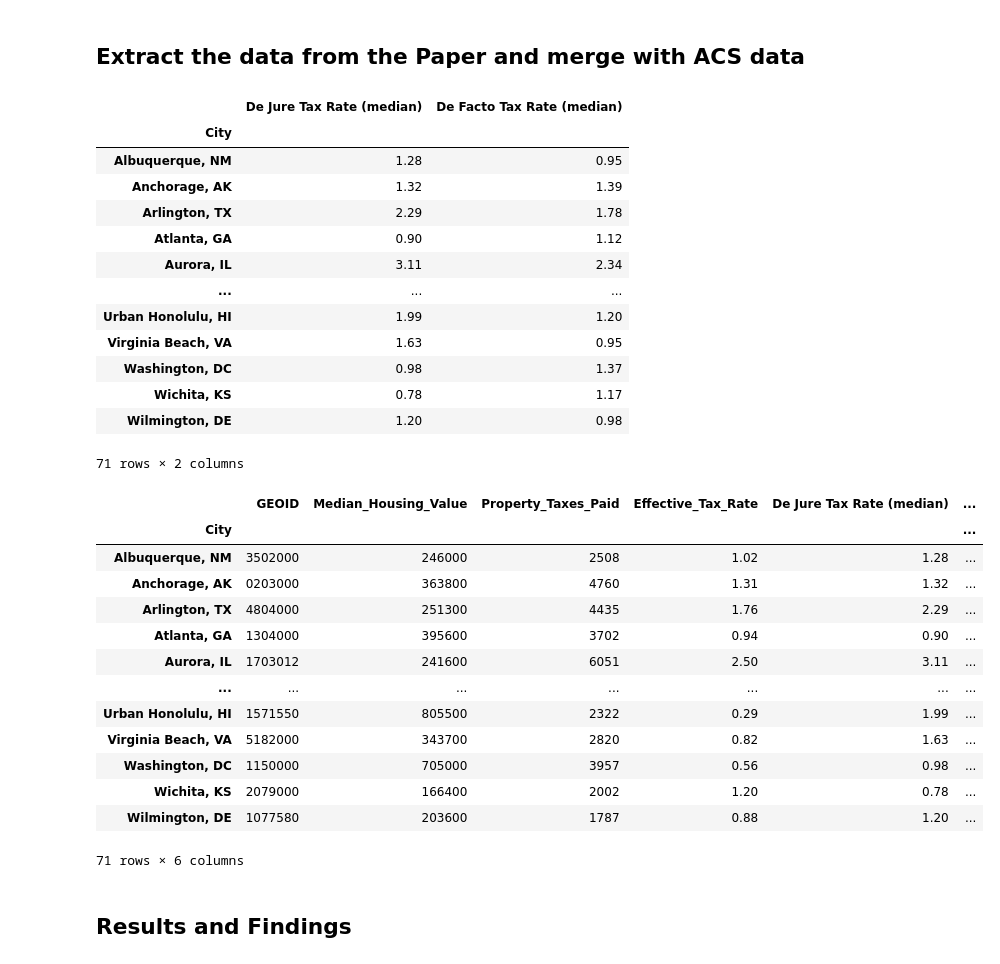
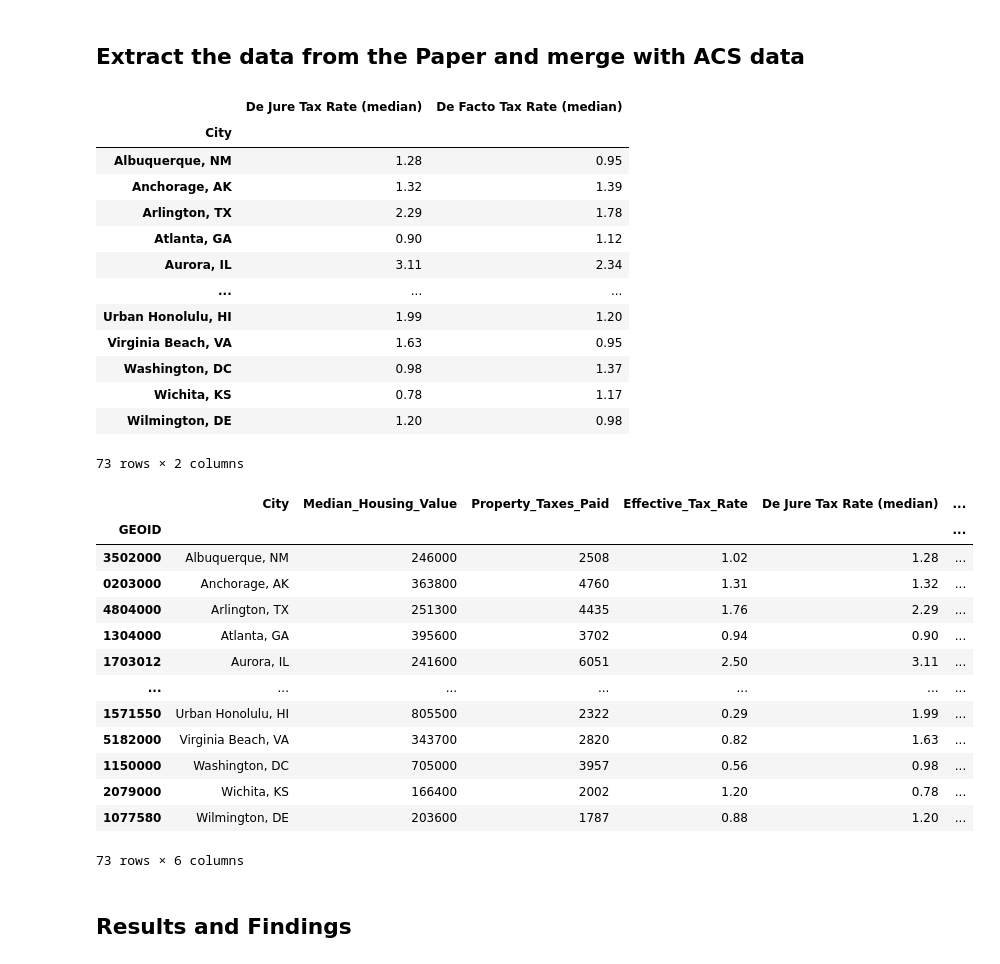
Before and after one commit to Howard-Cheng/dejure-defacto-taxrates, a Jupyter notebook: ACS.ipynb, the cells around one changed output. Cells and saved outputs as stored; diff of their text form; code cells hidden in the pictures.

```diff
--- a/ACS.ipynb
+++ b/ACS.ipynb
@@ -88,17 +97,17 @@ investigated_cities = [
     "Albuquerque city, New Mexico", "Anchorage municipality, Alaska", "Arlington city, Texas", "Atlanta city, Georgia",
     "Aurora city, Illinois", "Austin city, Texas", "Bakersfield city, California", "Baltimore city, Maryland",
     "Billings city, Montana", "Birmingham city, Alabama", "Boise City city, Idaho", "Boston city, Massachusetts",
-    "Bridgeport city, Connecticut", "Buffalo city, New York", "Charleston city, South Carolina",
-    "Charlotte city, North Carolina", "Cheyenne city, Wyoming", "Chicago city, Illinois",
+    "Bridgeport city, Connecticut", "Buffalo city, New York", "Burlington city, Vermont", "Charleston city, South Carolina",
+    "Charleston city, West Virginia", "Charlotte city, North Carolina", "Cheyenne city, Wyoming", "Chicago city, Illinois",
     "Colorado Springs city, Colorado", "Columbus city, Ohio", "Dallas city, Texas", "Denver city, Colorado",
     "Des Moines city, Iowa", "Detroit city, Michigan", "El Paso city, Texas", "Fargo city, North Dakota",
     "Fort Worth city, Texas", "Fresno city, California", "Houston city, Texas", "Indianapolis city (balance), Indiana",
     "Jacksonville city, Florida", "Kansas City city, Missouri", "Las Vegas city, Nevada", "Little Rock city, Arkansas",
-    "Long Beach city, California", "Los Angeles city, California", "Louisville/Jefferson County metro government (balance), Kentucky", "Manchester city, New Hampshire",
-    "Memphis city, Tennessee", "Mesa city, Arizona", "Miami city, Florida", "Milwaukee city, Wisconsin",
-    "Minneapolis city, Minnesota", "Nashville-Davidson metropolitan government (balance), Tennessee", "New Orleans city, Louisiana", "New York city, New York",
-    "Newark city, New Jersey", "Oakland city, California", "Oklahoma City city, Oklahoma", "Omaha city, Nebraska",
-    "Philadelphia city, Pennsylvania", "Phoenix city, Arizona", "Portland city, Maine", "Portland city, Oregon",
+    "Long Beach city, California", "Los Angeles city, California", "Louisville/Jefferson County metro government (balance), Kentucky",
+    "Manchester city, New Hampshire", "Memphis city, Tennessee", "Mesa city, Arizona", "Miami city, Florida", "Milwaukee city, Wisconsin",
+    "Minneapolis city, Minnesota", "Nashville-Davidson metropolitan government (balance), Tennessee", "New Orleans city, Louisiana",
+    "New York city, New York", "Newark city, New Jersey", "Oakland city, California", "Oklahoma City city, Oklahoma",
+    "Omaha city, Nebraska", "Philadelphia city, Pennsylvania", "Phoenix city, Arizona", "Portland city, Maine", "Portland city, Oregon",
     "Providence city, Rhode Island", "Raleigh city, North Carolina", "Sacramento city, California", "Salt Lake City city, Utah",
     "San Antonio city, Texas", "San Diego city, California", "San Francisco city, California", "San Jose city, California",
     "Seattle city, Washington", "Sioux Falls city, South Dakota", "Tucson city, Arizona", "Tulsa city, Oklahoma",
@@ -115,7 +124,7 @@ df_acs = df_filtered.sort_values(by='NAME')
 # set the index to NAME
 df_acs.set_index('NAME', inplace=True)
 
-df_acs.head()
+df_acs
 # %% [output]
 |  | GEOID | Median_Housing_Value | Property_Taxes_Paid | Effective_Tax_Rate |
 | NAME |  |  |  |  |
@@ -130,7 +146,7 @@ df_acs['City'] = [
         "Albuquerque, NM", "Anchorage, AK", "Arlington, TX", "Atlanta, GA",
         "Aurora, IL", "Austin, TX", "Bakersfield, CA", "Baltimore, MD", "Billings, MT",
         "Birmingham, AL", "Boise City, ID", "Boston, MA", "Bridgeport, CT", "Buffalo, NY",
-        "Charleston, SC", "Charlotte, NC", "Cheyenne, WY",
+        "Burlington, VT", "Charleston, SC", "Charleston, WV", "Charlotte, NC", "Cheyenne, WY",
         "Chicago, IL", "Colorado Springs, CO", "Columbus, OH", "Dallas, TX", "Denver, CO",
         "Des Moines, IA", "Detroit, MI", "El Paso, TX", "Fargo, ND", "Fort Worth, TX",
         "Fresno, CA", "Houston, TX", "Indianapolis city, IN", "Jacksonville, FL", "Kansas City, MO",
@@ -207,9 +282,6 @@ data = {
 # Create the DataFrame
 df_paper_data = pd.DataFrame(data)
 
-# drop unfound cities in ACS ("Burlington, VT" and "Charleston city, West Virginia")
-df_paper_data = df_paper_data[~df_paper_data['City'].isin(['Burlington, VT', 'Charleston, WV'])]
-
 df_paper_data.set_index('City', inplace=True)
 
 df_paper_data
@@ -227,27 +299,30 @@ df_paper_data
 | Washington, DC | 0.98 | 1.37 |
 | Wichita, KS | 0.78 | 1.17 |
 | Wilmington, DE | 1.20 | 0.98 |
-71 rows × 2 columns
+73 rows × 2 columns
 # %%
 # Merge the two dataframes side by side (acs data on the left, paper data on the right)
 df_summary = df_acs.merge(df_paper_data, left_index=True, right_index=True)
 
+# reset index to GEOID
+df_summary = df_summary.reset_index().set_index('GEOID')
+
 df_summary
 # %% [output]
-|  | GEOID | Median_Housing_Value | Property_Taxes_Paid | Effective_Tax_Rate | De Jure Tax Rate (median) | ... |
-| City |  |  |  |  |  | ... |
-| Albuquerque, NM | 3502000 | 246000 | 2508 | 1.02 | 1.28 | ... |
-| Anchorage, AK | 0203000 | 363800 | 4760 | 1.31 | 1.32 | ... |
-| Arlington, TX | 4804000 | 251300 | 4435 | 1.76 | 2.29 | ... |
-| Atlanta, GA | 1304000 | 395600 | 3702 | 0.94 | 0.90 | ... |
-| Aurora, IL | 1703012 | 241600 | 6051 | 2.50 | 3.11 | ... |
+|  | City | Median_Housing_Value | Property_Taxes_Paid | Effective_Tax_Rate | De Jure Tax Rate (median) | ... |
+| GEOID |  |  |  |  |  | ... |
+| 3502000 | Albuquerque, NM | 246000 | 2508 | 1.02 | 1.28 | ... |
+| 0203000 | Anchorage, AK | 363800 | 4760 | 1.31 | 1.32 | ... |
+| 4804000 | Arlington, TX | 251300 | 4435 | 1.76 | 2.29 | ... |
+| 1304000 | Atlanta, GA | 395600 | 3702 | 0.94 | 0.90 | ... |
+| 1703012 | Aurora, IL | 241600 | 6051 | 2.50 | 3.11 | ... |
 | ... | ... | ... | ... | ... | ... | ... |
-| Urban Honolulu, HI | 1571550 | 805500 | 2322 | 0.29 | 1.99 | ... |
-| Virginia Beach, VA | 5182000 | 343700 | 2820 | 0.82 | 1.63 | ... |
-| Washington, DC | 1150000 | 705000 | 3957 | 0.56 | 0.98 | ... |
-| Wichita, KS | 2079000 | 166400 | 2002 | 1.20 | 0.78 | ... |
-| Wilmington, DE | 1077580 | 203600 | 1787 | 0.88 | 1.20 | ... |
+| 1571550 | Urban Honolulu, HI | 805500 | 2322 | 0.29 | 1.99 | ... |
+| 5182000 | Virginia Beach, VA | 343700 | 2820 | 0.82 | 1.63 | ... |
+| 1150000 | Washington, DC | 705000 | 3957 | 0.56 | 0.98 | ... |
+| 2079000 | Wichita, KS | 166400 | 2002 | 1.20 | 0.78 | ... |
+| 1077580 | Wilmington, DE | 203600 | 1787 | 0.88 | 1.20 | ... |
-71 rows × 6 columns
+73 rows × 6 columns
 # %% [markdown]
 ## Results and Findings
 # %% [markdown]
```
Also changed, not shown: parts of 6 cells of this notebook.
